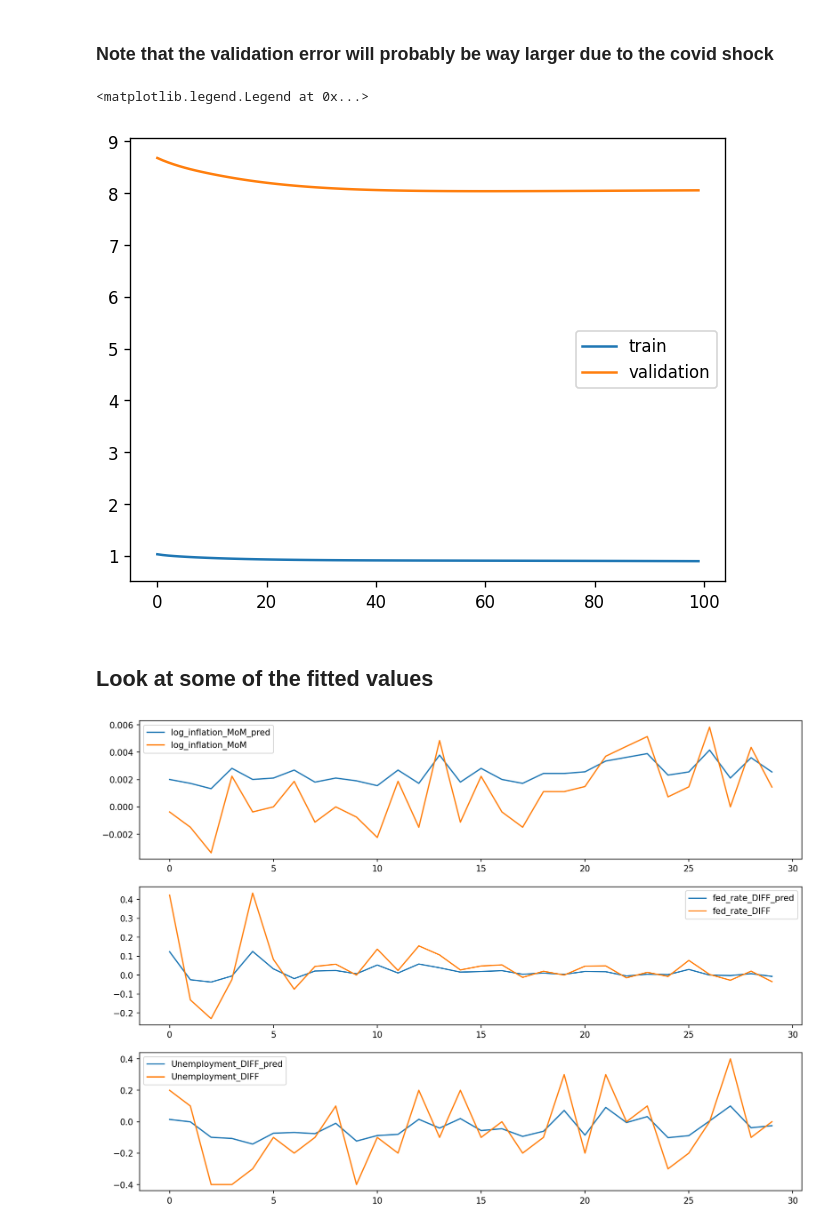
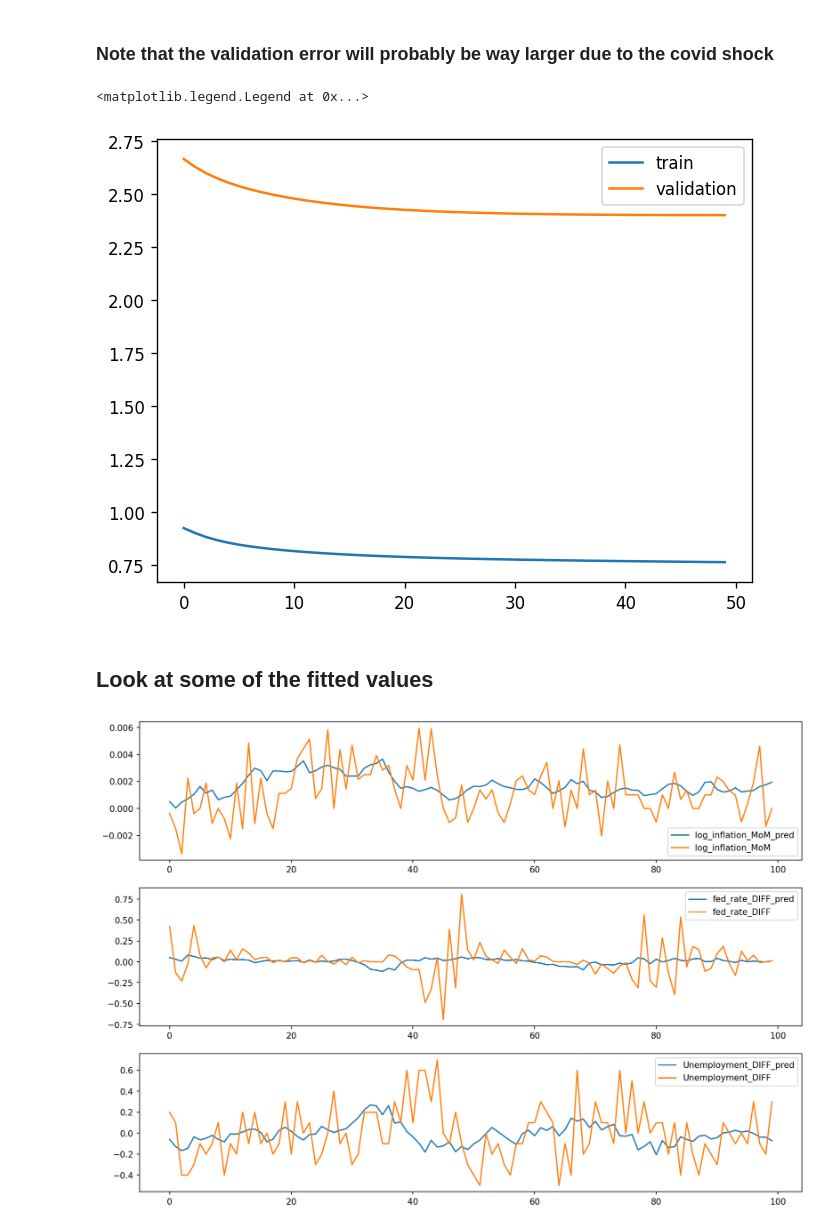
Before and after one commit to GarettKaube/Statistics-MachineLearning, a Jupyter notebook: machinelearning/DeepLearning/monetarypolicyrnn.ipynb, the cells around one changed output. Cells and saved outputs as stored; diff of their text form; code cells hidden in the pictures.

```diff
--- a/machinelearning/DeepLearning/monetarypolicyrnn.ipynb
+++ b/machinelearning/DeepLearning/monetarypolicyrnn.ipynb
@@ -94,6 +109,7 @@ class MonetaryPolicyDataSet(torch.utils.data.Dataset):
 
         data = get_data(self.data_dict)
         self.data = difference_data(data)[["log_inflation_MoM", "fed_rate_DIFF", "Unemployment_DIFF"]]
+        self.data = self.data[self.data.index != "2020-04-01"]
 
         if train:
             self.data = self.data.loc[:train_end_year]
@@ -186,6 +205,7 @@ class RNNModel(torch.nn.Module):
 # %%
 scaled_data = scaler.transform(data_diff[["log_inflation_MoM", "fed_rate_DIFF", "Unemployment_DIFF"]])
 scaled_data_df = pd.DataFrame(scaled_data, columns = ["log_inflation_MoM", "fed_rate_DIFF", "Unemployment_DIFF"])
+scaled_data_df = scaled_data_df[scaled_data_df != "2020-04-01"]
 scaled_data_df.head()
 # %% [output]
 |  | log_inflation_MoM | fed_rate_DIFF | Unemployment_DIFF |
@@ -337,51 +369,61 @@ total_val_error: 8.054690928126757
 import matplotlib.pyplot as plt
 fig, ax = plt.subplots(dpi=120)
 
-ax.plot(np.arange(len(trainer.epoch_error)), trainer.epoch_error, label='train')
-ax.plot(np.arange(len(trainer.val_error)), trainer.val_error, label='validation')
+ax.plot(np.arange(len(rnn.epoch_error)), rnn.epoch_error, label='train')
+ax.plot(np.arange(len(rnn.val_error)), rnn.val_error, label='validation')
 plt.legend()
 # %% [output]
 <matplotlib.legend.Legend at 0x...>
-[figure, old version]
+[figure, new version]
 # %% [markdown]
 ## Look at some of the fitted values
 # %%
 means = scaler.mean_
 standard_devs = np.sqrt(scaler.var_)
+# %%
+def get_predictions(loader, return_residuals = False):
+    mse = nn.MSELoss(reduction="none")
+    predictions = []
+    residuals = []
+    for idx, (x, y) in enumerate(loader):
+        pred = rnn.predict(x)
+        predictions.append(pred)
+
+        res = pred-y.to(device)
+        residuals.append(res)
+
+    predictions_concat = torch.concat(predictions, dim=0).cpu().numpy()
+    residuals_concat = torch.concat(residuals, dim=0).cpu().numpy()
+    if return_residuals:
+        return predictions_concat, residuals_concat
+    else:
+        return predictions_concat
 # %%
 
 def plot_predictions(range_:list, loader, test=False):
-    model_trained = trainer.net
+    predictions = get_predictions(loader)
 
-    predictions = []
-    with torch.no_grad():
-        for idx, (x, y) in enumerate(loader):
-            pred = model_trained(x.to(device).float().transpose(1,2)).reshape((-1, 3))
-            predictions.append(pred)
+    # If we are testing we need to start the index at the cutoff for when we concatinate predictions
+    # with the actual values
+    predictions_index = None if not test else np.arange(cutoff+seq_length+1, scaled_data_df.shape[0])
 
-        predictions_concat = torch.concat(predictions, dim=0).cpu().numpy()
+    predictions_df = pd.DataFrame(
+        predictions,
+        columns = ["log_inflation_MoM_pred", "fed_rate_DIFF_pred", "Unemployment_DIFF_pred"],
+        index=predictions_index
+    )
 
-        # If we are testing we need to start the index at the cutoff for when we concatinate predictions
-        # with the actual values
-        predictions_index = None if not test else np.arange(cutoff+1, scaled_data_df.shape[0])
-
-        predictions_df = pd.DataFrame(
-            predictions_concat,
-            columns = ["log_inflation_MoM_pred", "fed_rate_DIFF_pred", "Unemployment_DIFF_pred"],
-            index=predictions_index
-        )
-
-        fig, axs = plt.subplots(3, dpi=150, figsize=(14, 10))
-        all_data=pd.concat([scaled_data_df, predictions_df], ignore_index=False, axis=1)
+    fig, axs = plt.subplots(3, dpi=150, figsize=(14, 10))
+    all_data=pd.concat([scaled_data_df, predictions_df], ignore_index=False, axis=1)
 
 
-        (all_data[["log_inflation_MoM_pred", "log_inflation_MoM"]]*standard_devs[0] + means[0]).iloc[range_[0]:range_[1]].plot(ax=axs[0])
-        (all_data[["fed_rate_DIFF_pred", "fed_rate_DIFF"]]*standard_devs[1] + means[1]).iloc[range_[0]:range_[1]].plot(ax=axs[1])
-        (all_data[["Unemployment_DIFF_pred", "Unemployment_DIFF"]]*standard_devs[2] + means[2]).iloc[range_[0]:range_[1]].plot(ax=axs[2])
+    (all_data[["log_inflation_MoM_pred", "log_inflation_MoM"]]*standard_devs[0] + means[0]).iloc[range_[0]:range_[1]].plot(ax=axs[0])
+    (all_data[["fed_rate_DIFF_pred", "fed_rate_DIFF"]]*standard_devs[1] + means[1]).iloc[range_[0]:range_[1]].plot(ax=axs[1])
+    (all_data[["Unemployment_DIFF_pred", "Unemployment_DIFF"]]*standard_devs[2] + means[2]).iloc[range_[0]:range_[1]].plot(ax=axs[2])
 
-plot_predictions([0, 30], train_dataloader)
+plot_predictions([0, 100], train_dataloader)
 # %% [output]
-[figure, old version]
+[figure, new version]
 # %%
 plot_predictions([630, data_diff.shape[0]], test_dataloader, test=True)
 # %% [output]
```
Also changed, not shown: parts of 9 cells of this notebook.
